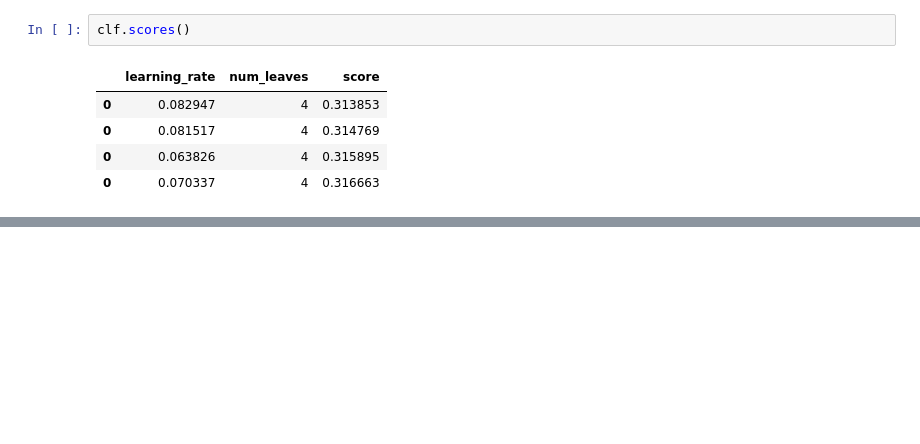
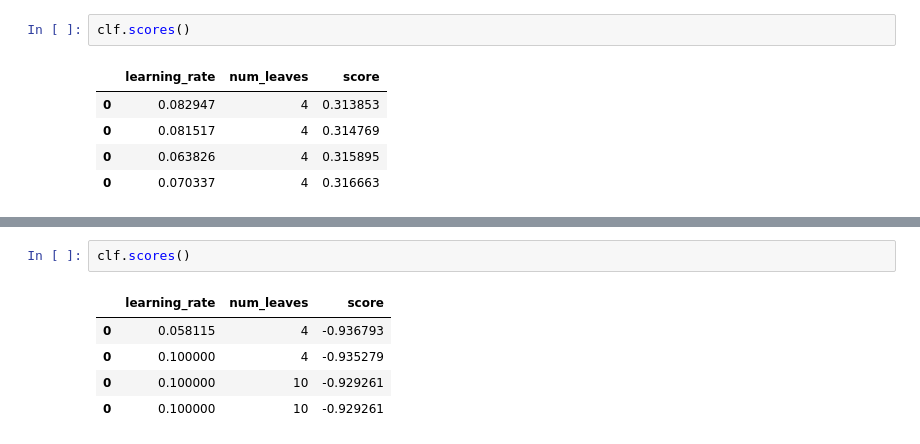
Before and after one commit to m-rahimi/ML_module, a Jupyter notebook: LightGBM_Module_classificatin.ipynb, the cells around one changed output, grey strips where cells are left out. Cells and saved outputs as stored; diff of their text form; blank space fills up the shorter version.

```diff
--- a/LightGBM_Module_classificatin.ipynb
+++ b/LightGBM_Module_classificatin.ipynb
@@ -458,0 +486,8 @@ clf.scores()
+# %%
+clf.scores()
+# %% [output]
+|  | learning_rate | num_leaves | score |
+| 0 | 0.058115 | 4 | -0.936793 |
+| 0 | 0.100000 | 4 | -0.935279 |
+| 0 | 0.100000 | 10 | -0.929261 |
+| 0 | 0.100000 | 10 | -0.929261 |
```
Also changed, not shown: parts of 4 cells of this notebook, 1 other file.
